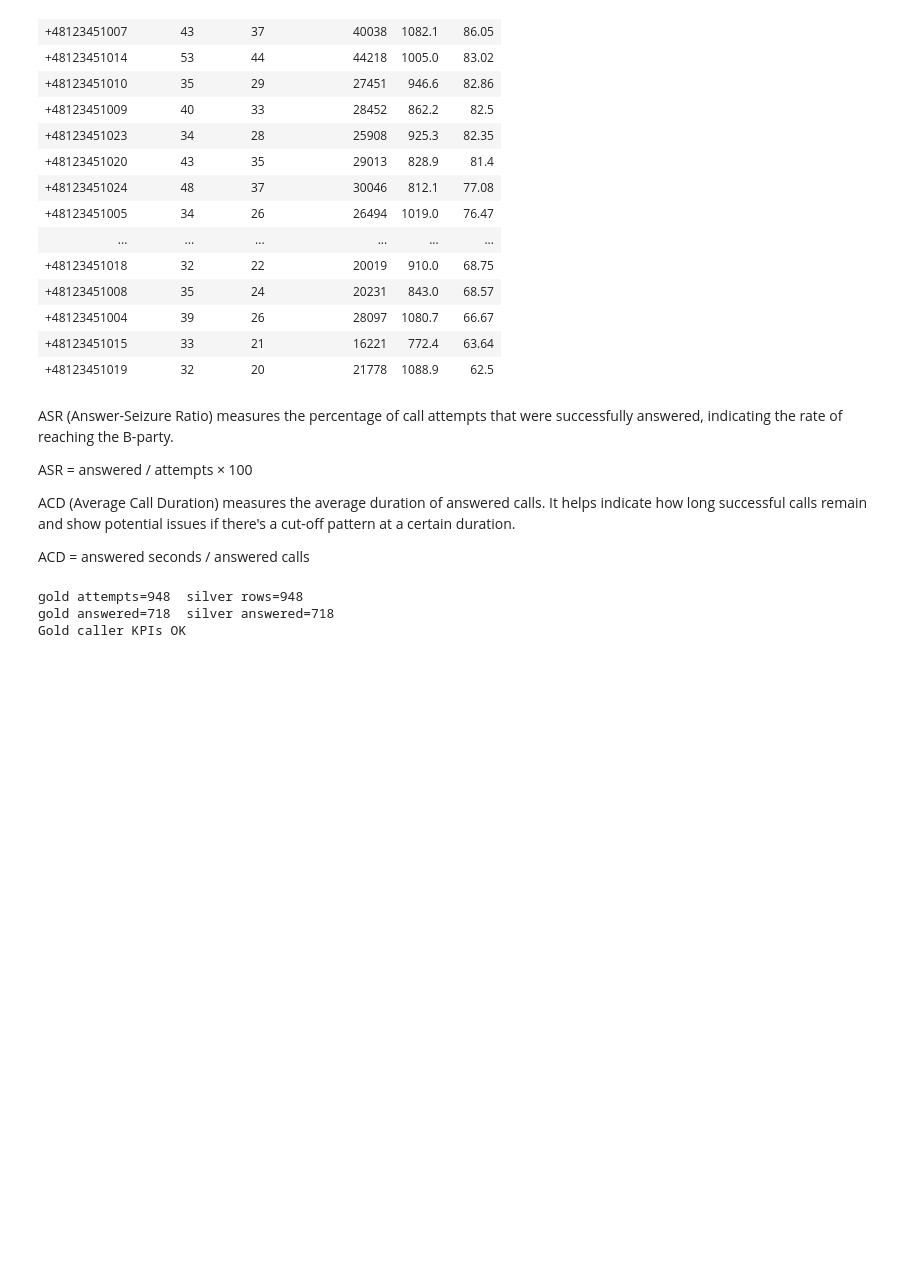
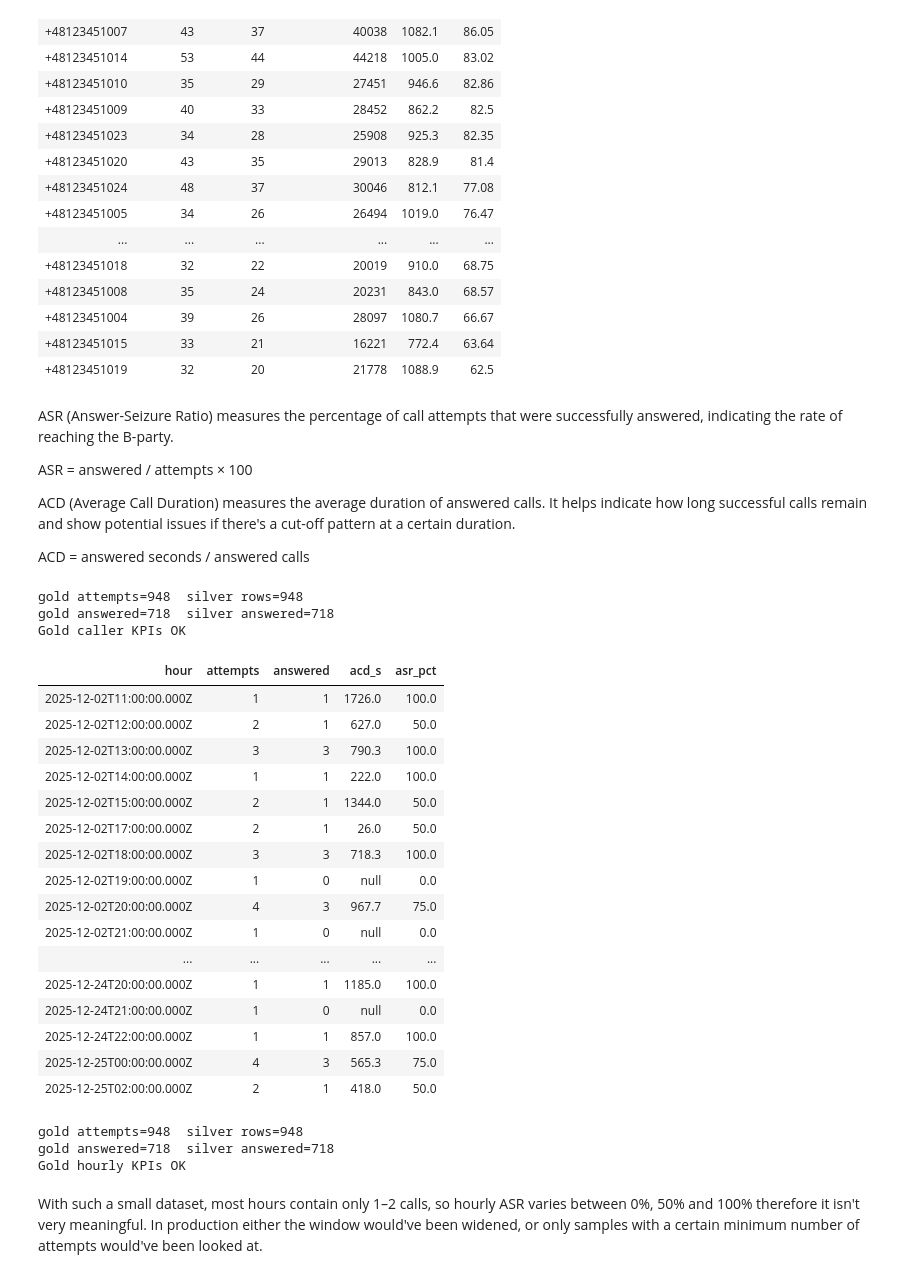
Before and after one commit to HeydaMarvin/telecom-cdr-pipeline, a Jupyter notebook: notebooks/03_gold.ipynb, the cells around one changed output. Drawn from its saved outputs; the diff is of its cells as text; code cells hidden in the pictures; blank space fills up the shorter version.

Commit message:
Gold: added hourly ASR/ACD

```diff
--- a/notebooks/03_gold.ipynb
+++ b/notebooks/03_gold.ipynb
@@ -103,3 +103,59 @@ print("Gold caller KPIs OK")
 gold attempts=948  silver rows=948
 gold answered=718  silver answered=718
 Gold caller KPIs OK
+# %%
+gold_hourly = (
+    silver
+    .withColumn("hour", F.date_trunc("hour", F.col("start_ts")))
+    .groupBy("hour")
+    .agg(
+        F.count("*").alias("attempts"),
+        F.count(F.when(is_answered, 1)).alias("answered"),
+        F.avg(F.when(is_answered, F.col("duration_s"))).alias("acd_s"),
+    )
+    .withColumn("asr_pct", F.round(F.col("answered") / F.col("attempts") * 100, 2))
+    .withColumn("acd_s", F.round("acd_s", 1))
+    .orderBy("hour")
+)
+
+gold_hourly.write.mode("overwrite").saveAsTable("gold_hourly_kpis")
+display(gold_hourly)
+# %% [output]
+| hour | attempts | answered | acd_s | asr_pct |
+| 2025-12-02T11:00:00.000Z | 1 | 1 | 1726.0 | 100.0 |
+| 2025-12-02T12:00:00.000Z | 2 | 1 | 627.0 | 50.0 |
+| 2025-12-02T13:00:00.000Z | 3 | 3 | 790.3 | 100.0 |
+| 2025-12-02T14:00:00.000Z | 1 | 1 | 222.0 | 100.0 |
+| 2025-12-02T15:00:00.000Z | 2 | 1 | 1344.0 | 50.0 |
+| 2025-12-02T17:00:00.000Z | 2 | 1 | 26.0 | 50.0 |
+| 2025-12-02T18:00:00.000Z | 3 | 3 | 718.3 | 100.0 |
+| 2025-12-02T19:00:00.000Z | 1 | 0 | null | 0.0 |
+| 2025-12-02T20:00:00.000Z | 4 | 3 | 967.7 | 75.0 |
+| 2025-12-02T21:00:00.000Z | 1 | 0 | null | 0.0 |
+| ... | ... | ... | ... | ... |
+| 2025-12-24T20:00:00.000Z | 1 | 1 | 1185.0 | 100.0 |
+| 2025-12-24T21:00:00.000Z | 1 | 0 | null | 0.0 |
+| 2025-12-24T22:00:00.000Z | 1 | 1 | 857.0 | 100.0 |
+| 2025-12-25T00:00:00.000Z | 4 | 3 | 565.3 | 75.0 |
+| 2025-12-25T02:00:00.000Z | 2 | 1 | 418.0 | 50.0 |
+# %%
+totals = spark.table("gold_hourly_kpis").agg(
+    F.sum("attempts").alias("attempts"),
+    F.sum("answered").alias("answered"),
+).first()
+
+silver_n        = silver.count()
+silver_answered = silver.filter(is_answered).count()
+
+print(f"gold attempts={totals['attempts']}  silver rows={silver_n}")
+print(f"gold answered={totals['answered']}  silver answered={silver_answered}")
+
+assert totals["attempts"] == silver_n, "Gold attempts don't match silver row count"
+assert totals["answered"] == silver_answered, "Gold answered doesn't match silver"
+print("Gold hourly KPIs OK")
+# %% [output]
+gold attempts=948  silver rows=948
+gold answered=718  silver answered=718
+Gold hourly KPIs OK
+# %% [markdown]
+With such a small dataset, most hours contain only 1–2 calls, so hourly ASR varies between 0%, 50% and 100% therefore it isn't very meaningful. In production either the window would've been widened, or only samples with a certain minimum number of attempts would've been looked at.
```
Also changed, not shown: parts of 1 cell of this notebook.
